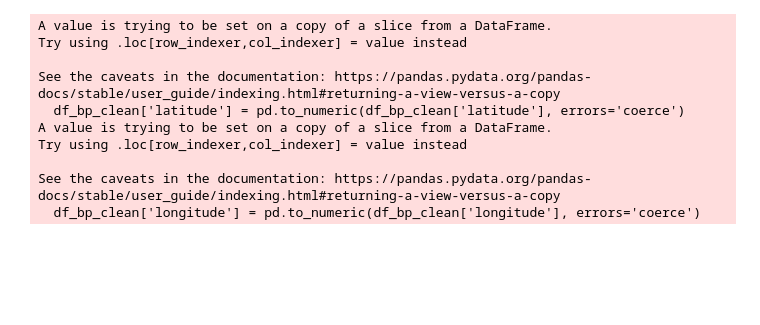
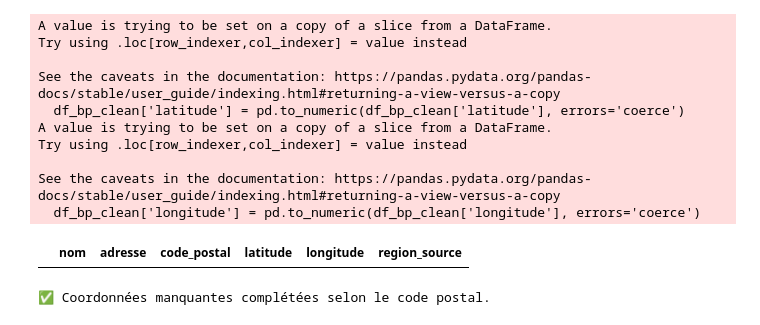
Before and after one commit to cantflytech/banques-france-poc, a Jupyter notebook: scraper/group.ipynb, the cells around one changed output. Drawn from its saved outputs; the diff is of its cells as text; code cells hidden in the pictures; blank space fills up the shorter version.

```diff
--- a/scraper/group.ipynb
+++ b/scraper/group.ipynb
@@ -128,0 +142,55 @@ See the caveats in the documentation: https://pandas.pydata.org/pandas-docs/stab
+# %%
+#open agences-banque-populaire_normalized.csv and get the lat missing values from geocoding
+# --- IGNORE ---
+import pandas as pd
+df = pd.read_csv("agences-ce_merged_pb_geocoded/agences-ce_merged_pb.csv")
+df[df['latitude'].isna()]
+# %% [output]
+|  | nom | adresse | code_postal | latitude | longitude | region_source |
+# %%
+
+import pandas as pd
+
+# Dictionnaire code postal → (latitude, longitude)
+cp_coords = {
+    "69337": (45.7597, 4.8422),
+    "91042": (48.6239, 2.4294),
+    "75013": (48.8296, 2.3570),
+    "25051": (47.2488, 6.0182),
+    "34078": (43.6111, 3.8767),
+    "38490": (45.5236, 5.5850),
+    "05100": (44.8992, 6.6427),
+    "38217": (45.5161, 4.8744),
+    "69211": (45.7600, 4.8500),
+    "42007": (45.4397, 4.3872),
+    "57021": (49.1193, 6.1757),
+    "78183": (48.7742, 2.0455),
+    "63172": (45.7708, 3.0872),
+    "43102": (45.2961, 3.3836),
+    "43010": (45.0424, 3.8829),
+    "42161": (45.5286, 4.2608),
+    "75204": (48.8566, 2.3522),
+    "21000": (47.3220, 5.0415),
+    "75005": (48.8462, 2.3526),
+    "60600": (49.3831, 2.4163),
+    "15017": (44.9260, 2.4409),
+    "42308": (46.0339, 4.0681),
+    "42005": (45.4397, 4.3872),
+}
+
+df = pd.read_csv("agences_banque_populaire_geocoded/agences-banque-populaire_normalized.csv")
+
+# Remplir les lat/lon manquantes selon le code postal
+def fill_lat_lon(row):
+    if pd.isna(row['latitude']) and str(row['code_postal']) in cp_coords:
+        lat, lon = cp_coords[str(row['code_postal'])]
+        row['latitude'] = lat
+        row['longitude'] = lon
+    return row
+
+df = df.apply(fill_lat_lon, axis=1)
+
+df.to_csv("agences_banque_populaire_geocoded/agences-banque-populaire_normalized.csv", index=False)
+print("✅ Coordonnées manquantes complétées selon le code postal.")
+# %% [output]
+✅ Coordonnées manquantes complétées selon le code postal.
```
Also changed, not shown: parts of 3 cells of this notebook, 20 other files.
